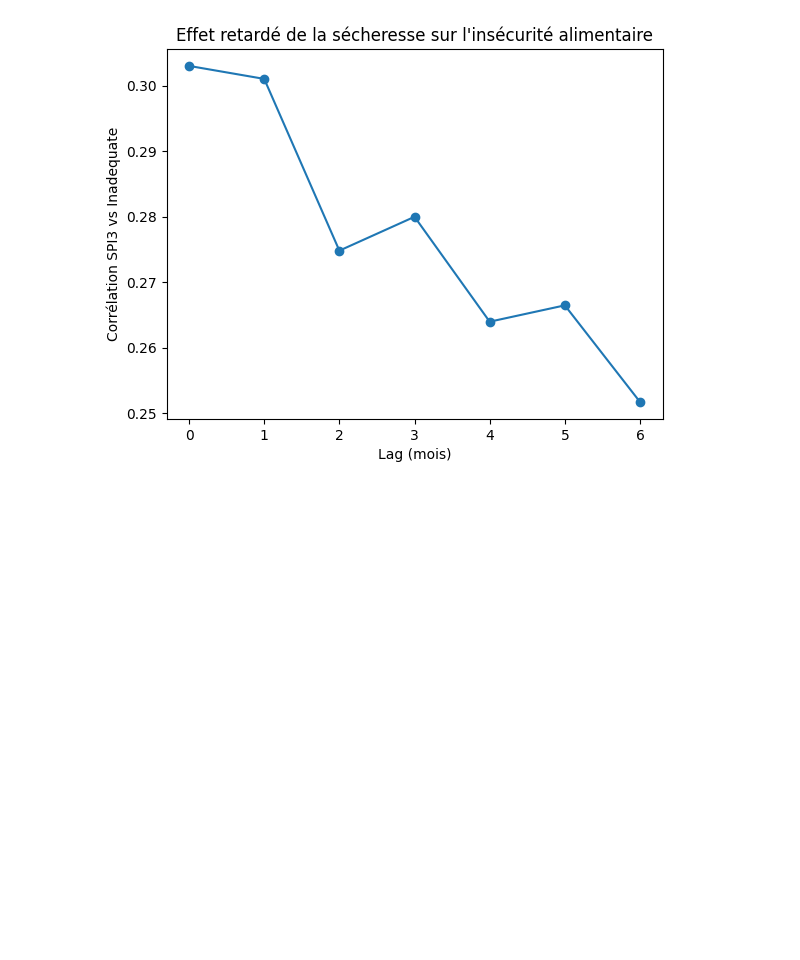
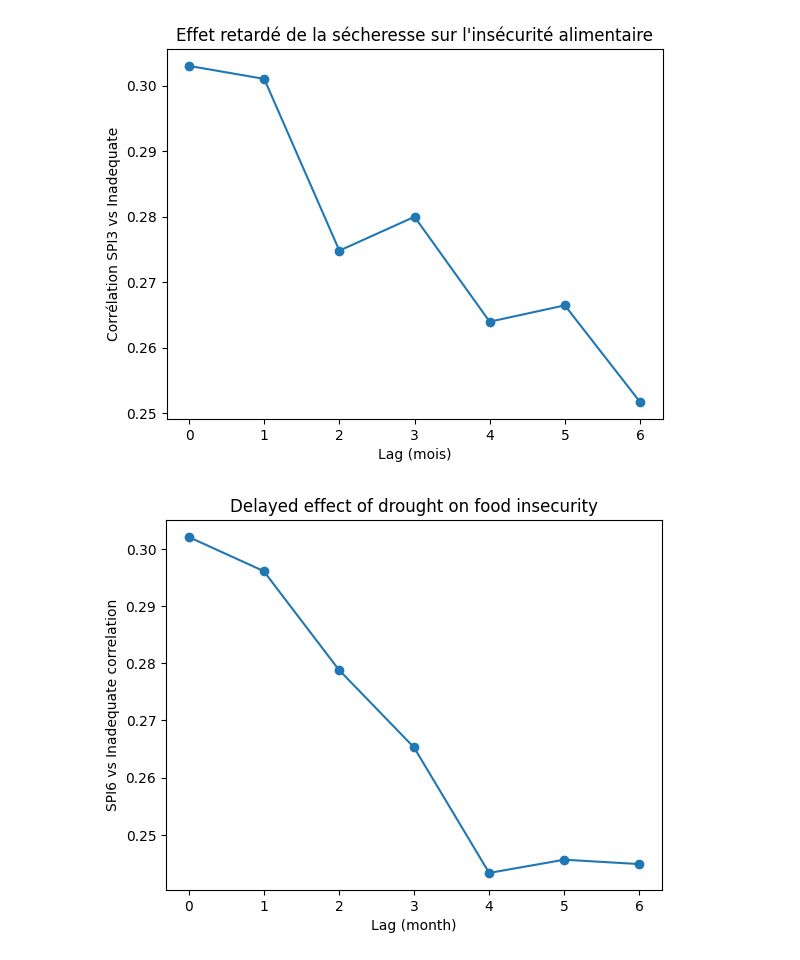
Before and after one commit to tnourlyn/Projet-de-Statapp---WFP-, a Jupyter notebook: SPI_treatement.ipynb, the cells around one changed output. Drawn from its saved outputs; the diff is of its cells as text; code cells hidden in the pictures; blank space fills up the shorter version.

```diff
--- a/SPI_treatement.ipynb
+++ b/SPI_treatement.ipynb
@@ -572,3 +557,19 @@ plt.title("Effet retardé de la sécheresse sur l'insécurité alimentaire")
 plt.show()
 # %% [output]
 [figure]
+# %%
+lags = range(0, 7)
+correlations = []
+
+for lag in lags:
+    spi_lag = data_merge.groupby("State")["SPI_Cum6"].shift(lag)
+    corr = spi_lag.corr(data_merge["inadequate"])
+    correlations.append(corr)
+
+plt.plot(lags, correlations, marker="o")
+plt.xlabel("Lag (month)")
+plt.ylabel("SPI6 vs Inadequate correlation")
+plt.title("Delayed effect of drought on food insecurity")
+plt.show()
+# %% [output]
+[figure, added]
```
Also changed, not shown: parts of 6 cells of this notebook.
